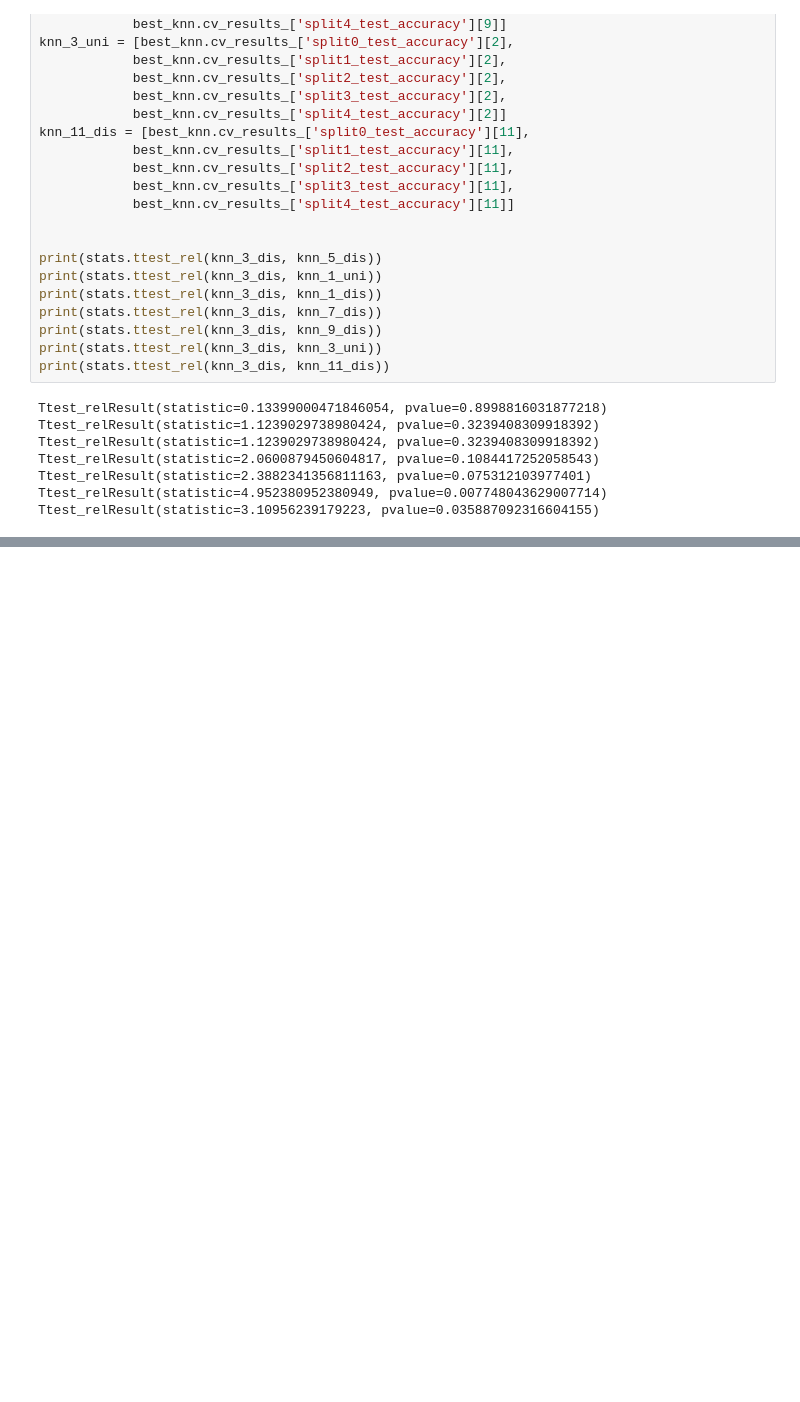
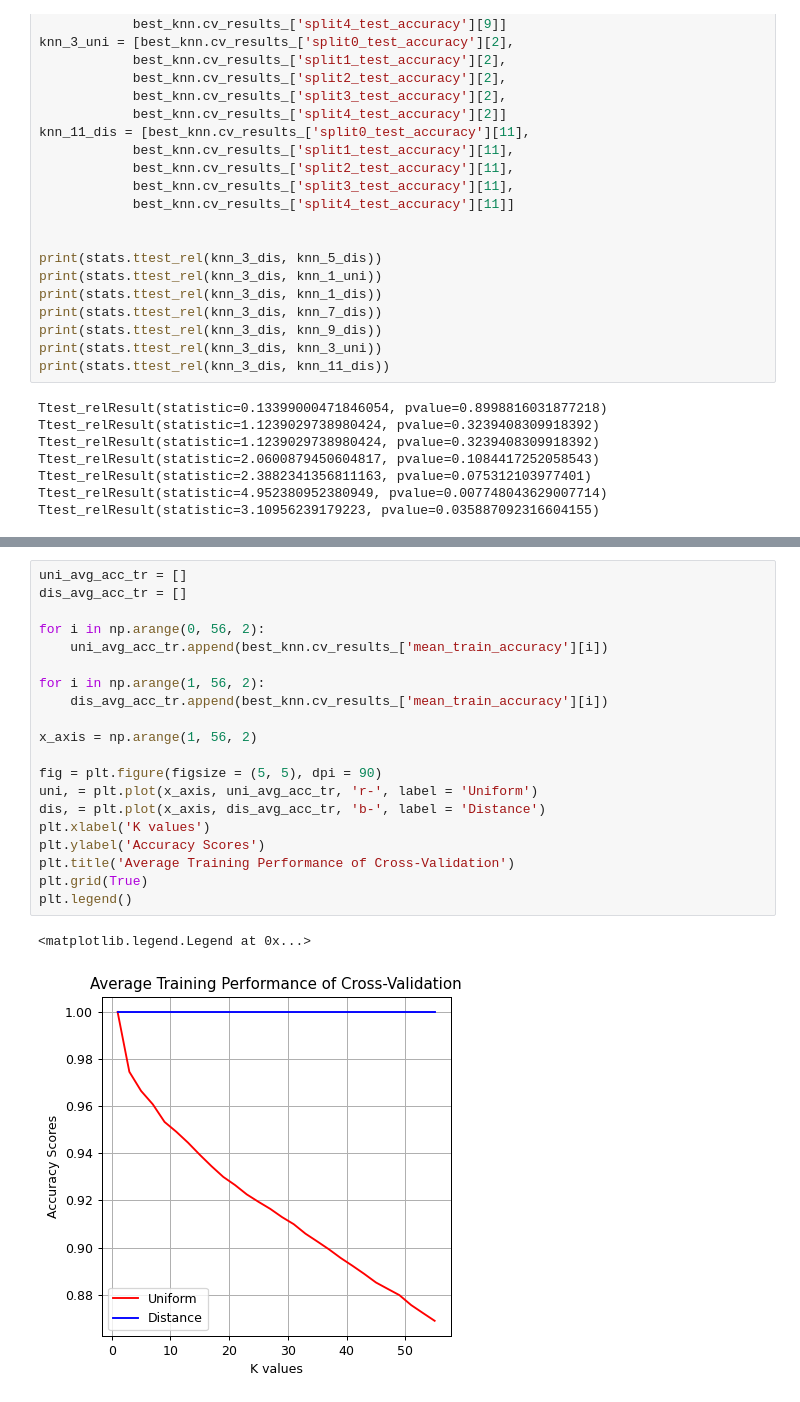
Before and after one commit to MChengW/cogs109_finalproject_2021, a Jupyter notebook: Yuan.ipynb, the cells around one changed output, grey strips where cells are left out. Drawn from its saved outputs; the diff is of its cells as text; blank space fills up the shorter version.

```diff
--- a/Yuan.ipynb
+++ b/Yuan.ipynb
@@ -217,0 +307,23 @@ df_t_test
+# %%
+uni_avg_acc_tr = []
+dis_avg_acc_tr = []
+
+for i in np.arange(0, 56, 2):
+    uni_avg_acc_tr.append(best_knn.cv_results_['mean_train_accuracy'][i])
+
+for i in np.arange(1, 56, 2):
+    dis_avg_acc_tr.append(best_knn.cv_results_['mean_train_accuracy'][i])
+
+x_axis = np.arange(1, 56, 2)
+
+fig = plt.figure(figsize = (5, 5), dpi = 90)
+uni, = plt.plot(x_axis, uni_avg_acc_tr, 'r-', label = 'Uniform')
+dis, = plt.plot(x_axis, dis_avg_acc_tr, 'b-', label = 'Distance')
+plt.xlabel('K values')
+plt.ylabel('Accuracy Scores')
+plt.title('Average Training Performance of Cross-Validation')
+plt.grid(True)
+plt.legend()
+# %% [output]
+<matplotlib.legend.Legend at 0x...>
+[figure, added]
```
Also changed, not shown: parts of 15 cells of this notebook.
